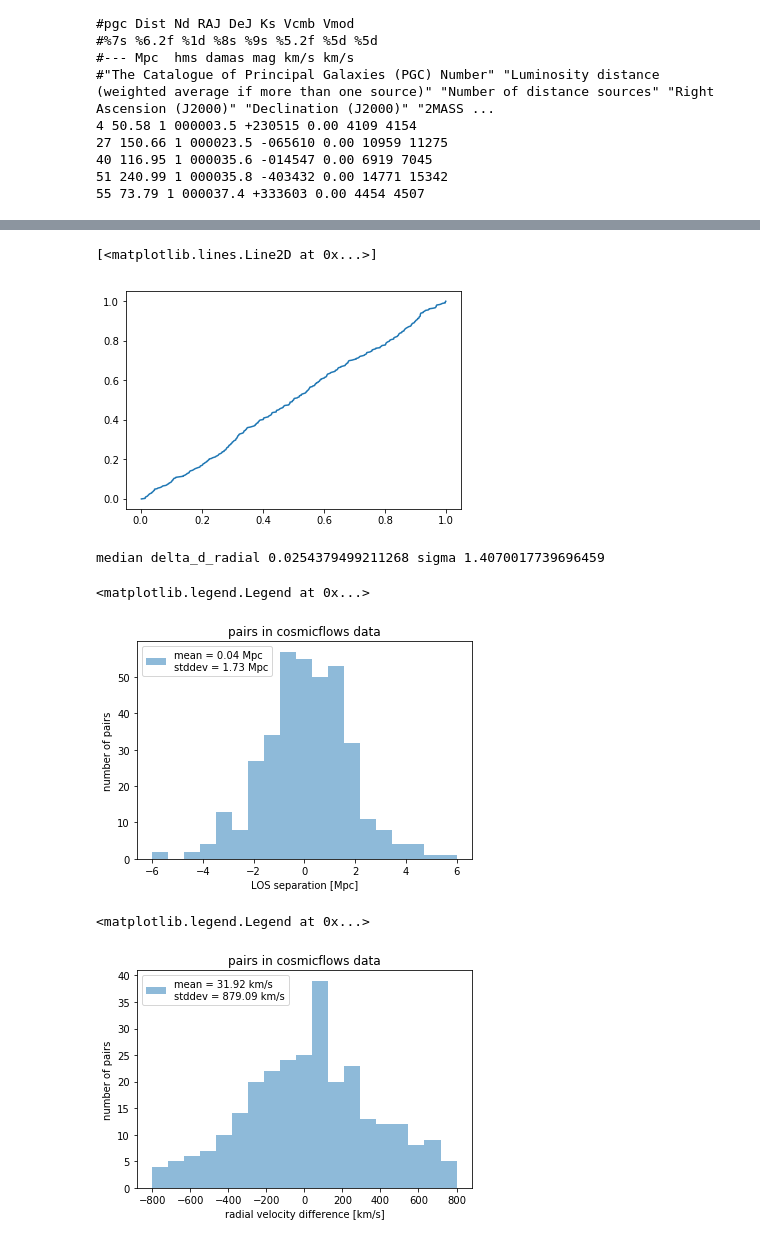
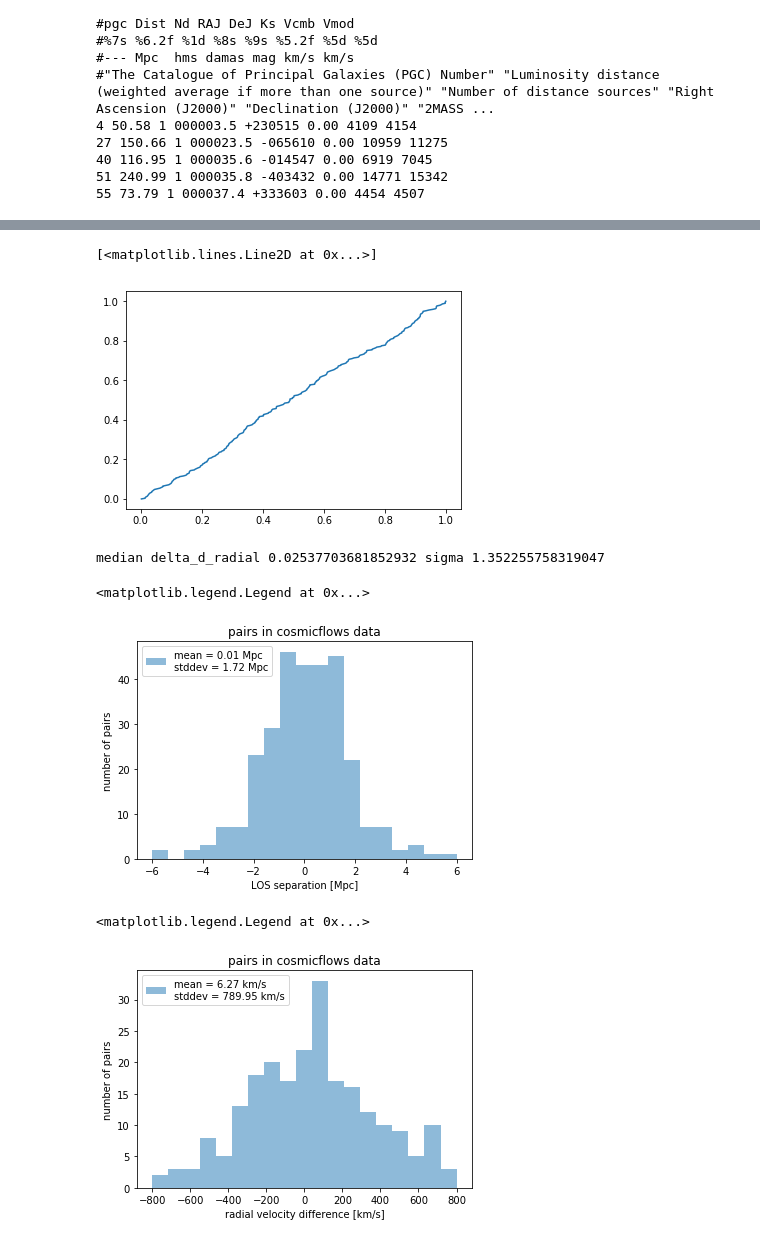
Before and after one commit to forero/LGModGrav, a Jupyter notebook: code/cosmic_flows.ipynb, the cells around one changed output, grey strips where cells are left out. Saved outputs shown, nothing was run; the diff lists cells and outputs as text; code cells hidden in the pictures.

```diff
--- a/code/cosmic_flows.ipynb
+++ b/code/cosmic_flows.ipynb
@@ -53,6 +53,7 @@ for i in range(n_points):
     if(dec_data['DEC'][i]>90.0):
         print(i, decj, len(decj), data['DECJ'][i], dec_data['DEC'][i])
 # %%
-plt.scatter(ra_data['RA'][data['dist']<50],dec_data['DEC'][data['dist']<50.0], s =1.0)
-print(len(ra_data['RA'][data['dist']<50]))
+max_distance = 45.0
+plt.scatter(ra_data['RA'][data['dist']<max_distance],dec_data['DEC'][data['dist']<max_distance], s =1.0)
+print(len(ra_data['RA'][data['dist']<max_distance]))
 # %% [output]
@@ -65,9 +66,9 @@ phi = np.deg2rad(ra_data['RA'])
 cartesian_data[:,0] = data['dist'] * np.sin(theta) * np.cos(phi)
 cartesian_data[:,1] = data['dist'] * np.sin(theta) * np.sin(phi)
 cartesian_data[:,2] = data['dist'] * np.cos(theta)
-cartesian_data = cartesian_data[data['dist']<50,:]
-vradial_data = data['VMOD'][data['dist']<50.0]
-dradial_data = data['dist'][data['dist']<50.0]
+cartesian_data = cartesian_data[data['dist']<max_distance,:]
+vradial_data = data['VCMB'][data['dist']<max_distance]
+dradial_data = data['dist'][data['dist']<max_distance]
 # %%
 plt.scatter(dradial_data, vradial_data, s=1.0)
 # %% [output]
@@ -127,7 +128,8 @@ pair_3d = np.sqrt((cartesian_data[halo_B_id, 0] - cartesian_data[halo_A_id,0])**
                  +(cartesian_data[halo_B_id, 1] - cartesian_data[halo_A_id,1])**2
                  +(cartesian_data[halo_B_id, 2] - cartesian_data[halo_A_id,2])**2)
 pair_d = (cartesian_data[halo_B_id, 2] - cartesian_data[halo_A_id,2])
-pair_v = (vradial_data[halo_B_id] - dradial_data[halo_B_id]*74.0) - (vradial_data[halo_A_id] -dradial_data[halo_A_id]*74)
+hubble = 78.0
+pair_v = (vradial_data[halo_B_id] - dradial_data[halo_B_id]*hubble) - (vradial_data[halo_A_id] -dradial_data[halo_A_id]*hubble)
 # %%
 plt.scatter(pair_d[pair_3d<4.0], pair_v[pair_3d<4.0],s=2.0)
 #plt.ylim([-2000,2000])
@@ -147,7 +149,7 @@ cos_theta_cum = np.sort(cos_theta)
 plt.plot(cos_theta_cum, cumulative)
 # %% [output]
 [<matplotlib.lines.Line2D at 0x...>]
-[figure, old version]
+[figure, new version]
 # %%
 p = np.percentile(pair_d, q=[34,50,66])
 print('median delta_d_radial {} sigma {}'.format(p[1], p[2]-p[0]))
@@ -157,16 +159,18 @@ plt.ylabel('number of pairs')
 plt.title('pairs in cosmicflows data')
 plt.legend()
 # %% [output]
-median delta_d_radial 0.0254379499211268 sigma 1.4070017739696459
+median delta_d_radial 0.02537703681852932 sigma 1.352255758319047
 <matplotlib.legend.Legend at 0x...>
-[figure, old version]
+[figure, new version]
 # %%
-p = np.percentile(pair_v, q=[34,50,66])
-a = plt.hist((pair_v), bins=np.linspace(-800,800,20), alpha=0.5, label='mean = {:.2f} km/s \nstddev = {:.2f} km/s'.format(pair_v.mean(), pair_v.std()))
+x = pair_v
+p = np.percentile(x, q=[34,50,66])
+a = plt.hist(x, bins=np.linspace(-800,800,20), alpha=0.5,
+             label='mean = {:.2f} km/s \nstddev = {:.2f} km/s'.format(x.mean(), x.std()))
 plt.xlabel('radial velocity difference [km/s]')
 plt.ylabel('number of pairs')
 plt.title('pairs in cosmicflows data')
 plt.legend()
 # %% [output]
 <matplotlib.legend.Legend at 0x...>
-[figure, old version]
+[figure, new version]
```
Also changed, not shown: parts of 8 cells of this notebook, 1 other file.
